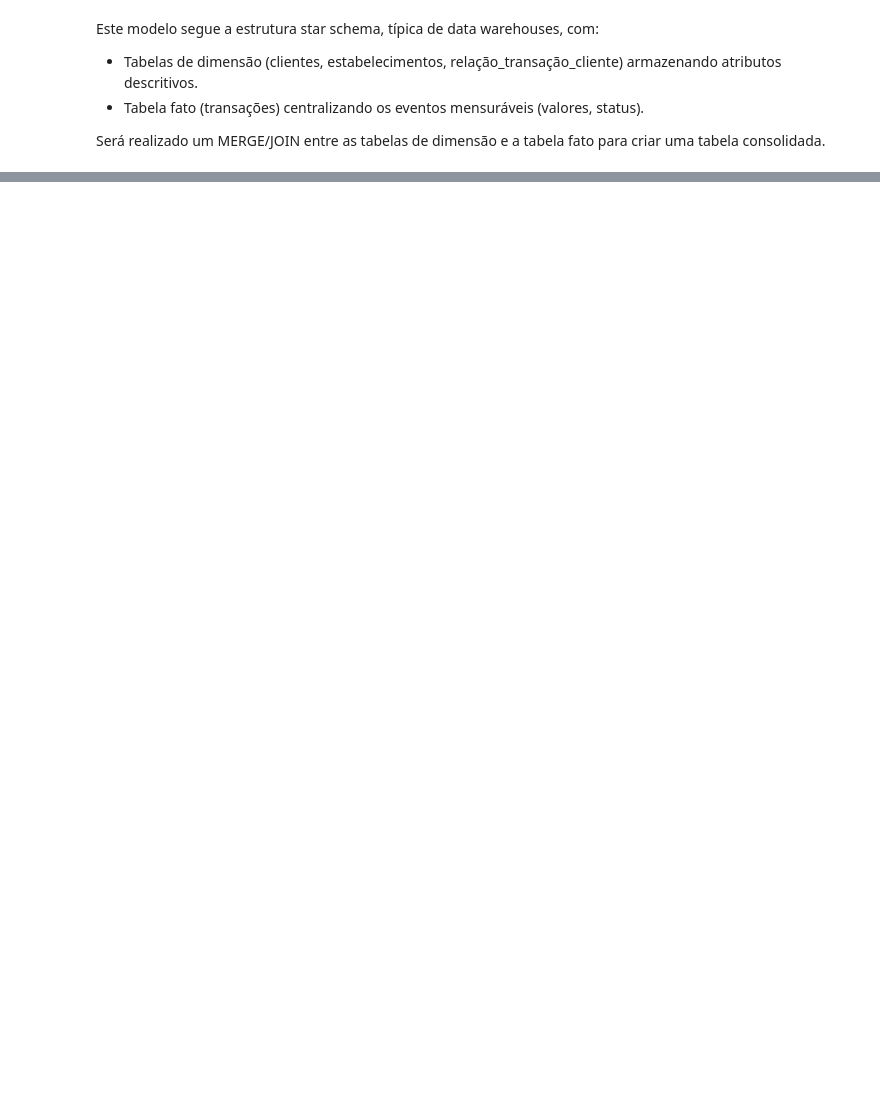
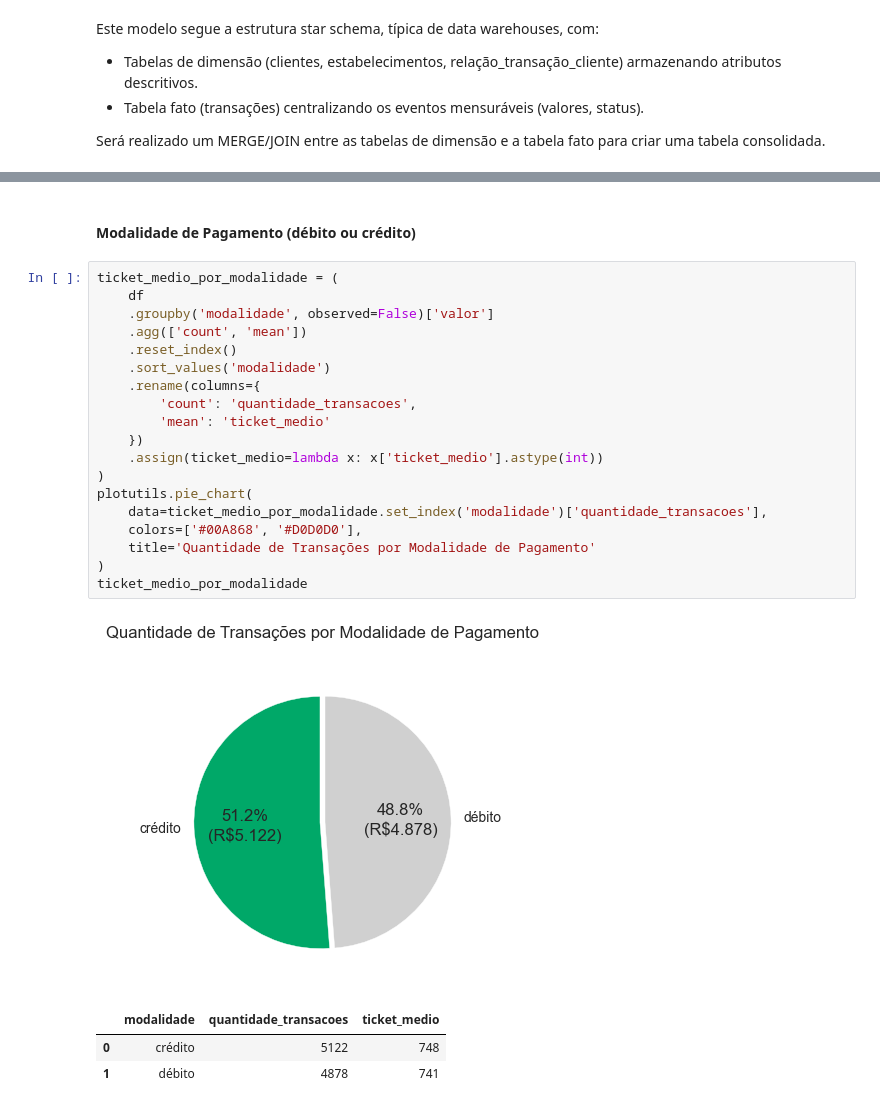
Before and after one commit to kajinmo/payflex-analytics, a Jupyter notebook: code/eda.ipynb, the cells around one changed output, grey strips where cells are left out. Cells and saved outputs as stored; diff of their text form; blank space fills up the shorter version.

```diff
--- a/code/eda.ipynb
+++ b/code/eda.ipynb
@@ -141,0 +249,26 @@ plotutils = PlotUtils()
+# %% [markdown]
+#### Modalidade de Pagamento (débito ou crédito)
+# %%
+ticket_medio_por_modalidade = (
+    df
+    .groupby('modalidade', observed=False)['valor']
+    .agg(['count', 'mean'])
+    .reset_index()
+    .sort_values('modalidade')
+    .rename(columns={
+        'count': 'quantidade_transacoes',
+        'mean': 'ticket_medio'
+    })
+    .assign(ticket_medio=lambda x: x['ticket_medio'].astype(int))
+)
+plotutils.pie_chart(
+    data=ticket_medio_por_modalidade.set_index('modalidade')['quantidade_transacoes'],
+    colors=['#00A868', '#D0D0D0'],
+    title='Quantidade de Transações por Modalidade de Pagamento'
+)
+ticket_medio_por_modalidade
+# %% [output]
+[figure, added]
+|  | modalidade | quantidade_transacoes | ticket_medio |
+| 0 | crédito | 5122 | 748 |
+| 1 | débito | 4878 | 741 |
```
Also changed, not shown: parts of 54 cells of this notebook, 4 other files.
